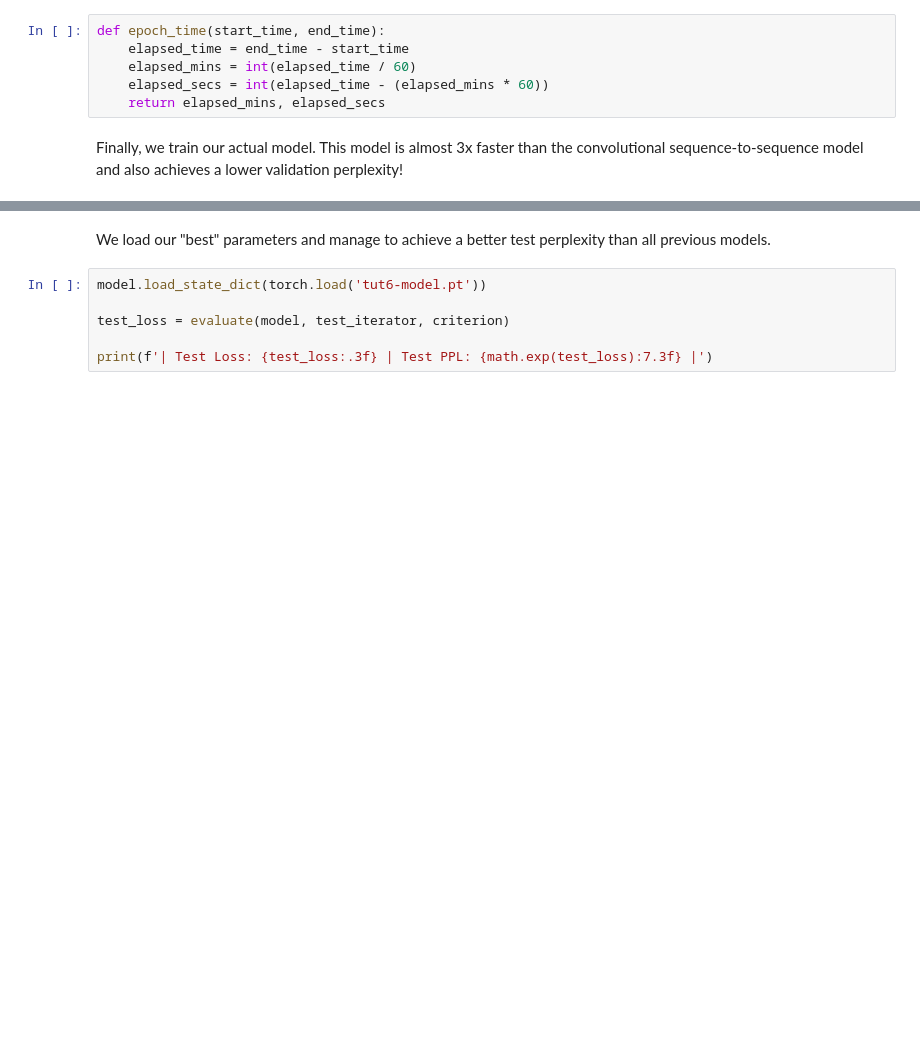
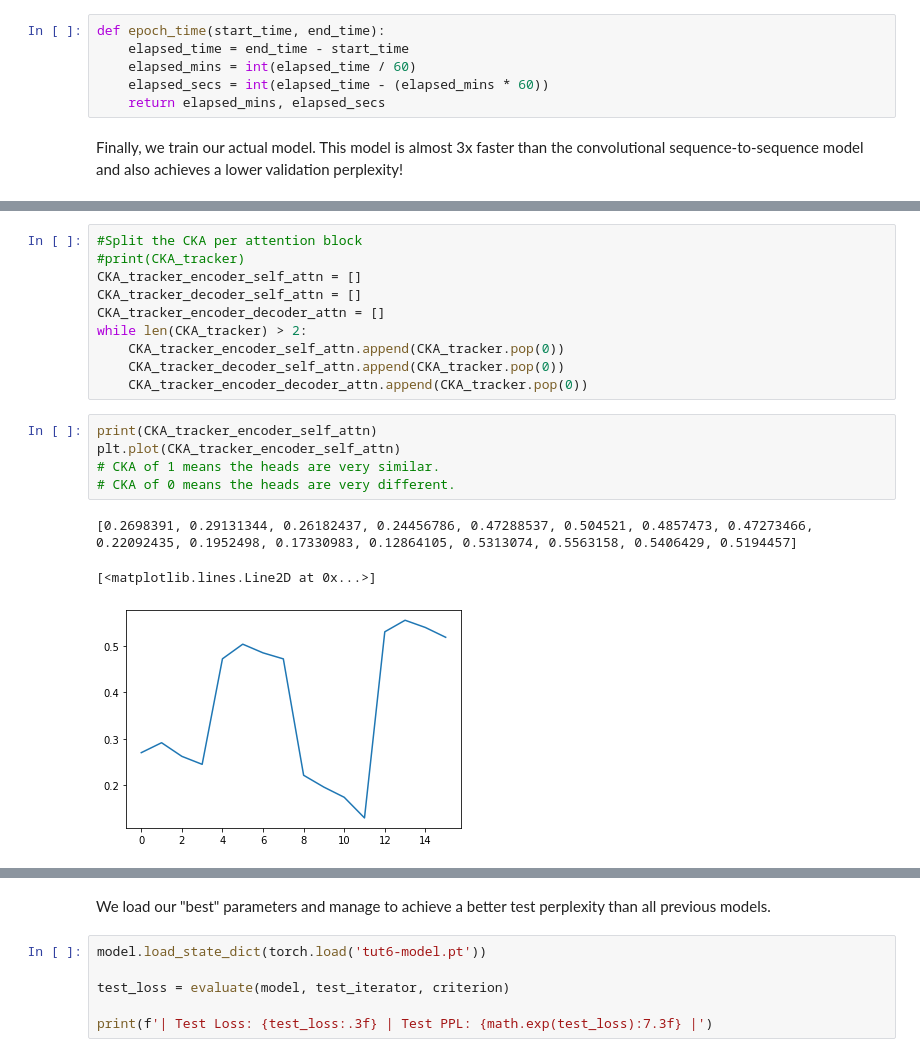
Before and after one commit to viranca/IEOR_4540_Data_Mining_AttentionHead_Regulation, a Jupyter notebook: Transformer_CKA.ipynb, the cells around one changed output, grey strips where cells are left out. Saved outputs shown, nothing was run; the diff lists cells and outputs as text; blank space fills up the shorter version.

Commit message:
CKA plots

```diff
--- a/Transformer_CKA.ipynb
+++ b/Transformer_CKA.ipynb
@@ -946,0 +954,19 @@ NameError: name 'cka_switch' is not defined
+# %%
+#Split the CKA per attention block
+#print(CKA_tracker)
+CKA_tracker_encoder_self_attn = []
+CKA_tracker_decoder_self_attn = []
+CKA_tracker_encoder_decoder_attn = []
+while len(CKA_tracker) > 2:
+    CKA_tracker_encoder_self_attn.append(CKA_tracker.pop(0))
+    CKA_tracker_decoder_self_attn.append(CKA_tracker.pop(0))
+    CKA_tracker_encoder_decoder_attn.append(CKA_tracker.pop(0))
+# %%
+print(CKA_tracker_encoder_self_attn)
+plt.plot(CKA_tracker_encoder_self_attn)
+# CKA of 1 means the heads are very similar.
+# CKA of 0 means the heads are very different.
+# %% [output]
+[0.2698391, 0.29131344, 0.26182437, 0.24456786, 0.47288537, 0.504521, 0.4857473, 0.47273466, 0.22092435, 0.1952498, 0.17330983, 0.12864105, 0.5313074, 0.5563158, 0.5406429, 0.5194457]
+[<matplotlib.lines.Line2D at 0x...>]
+[figure, added]
```
Also changed, not shown: parts of 25 cells of this notebook, 2 other files.
